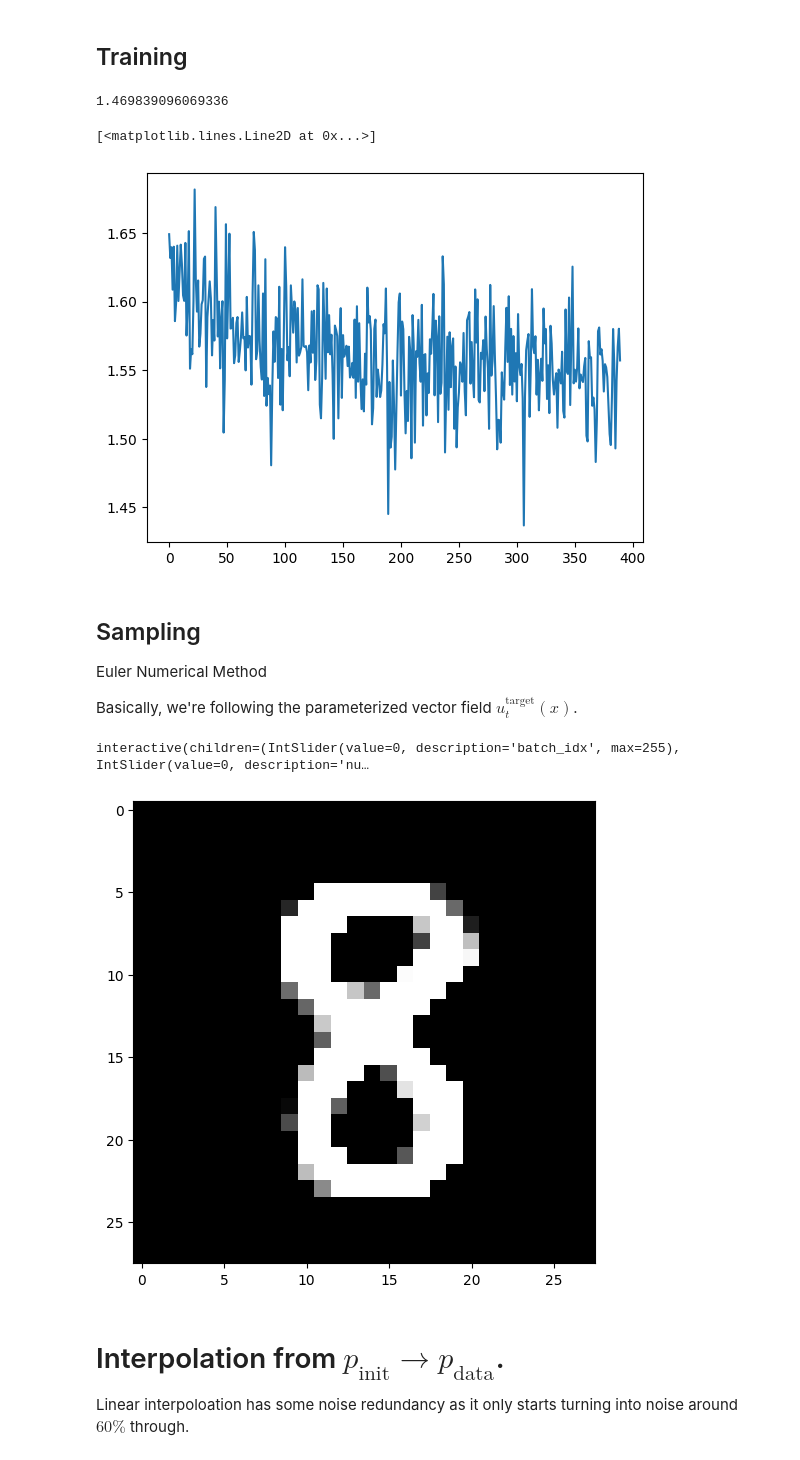
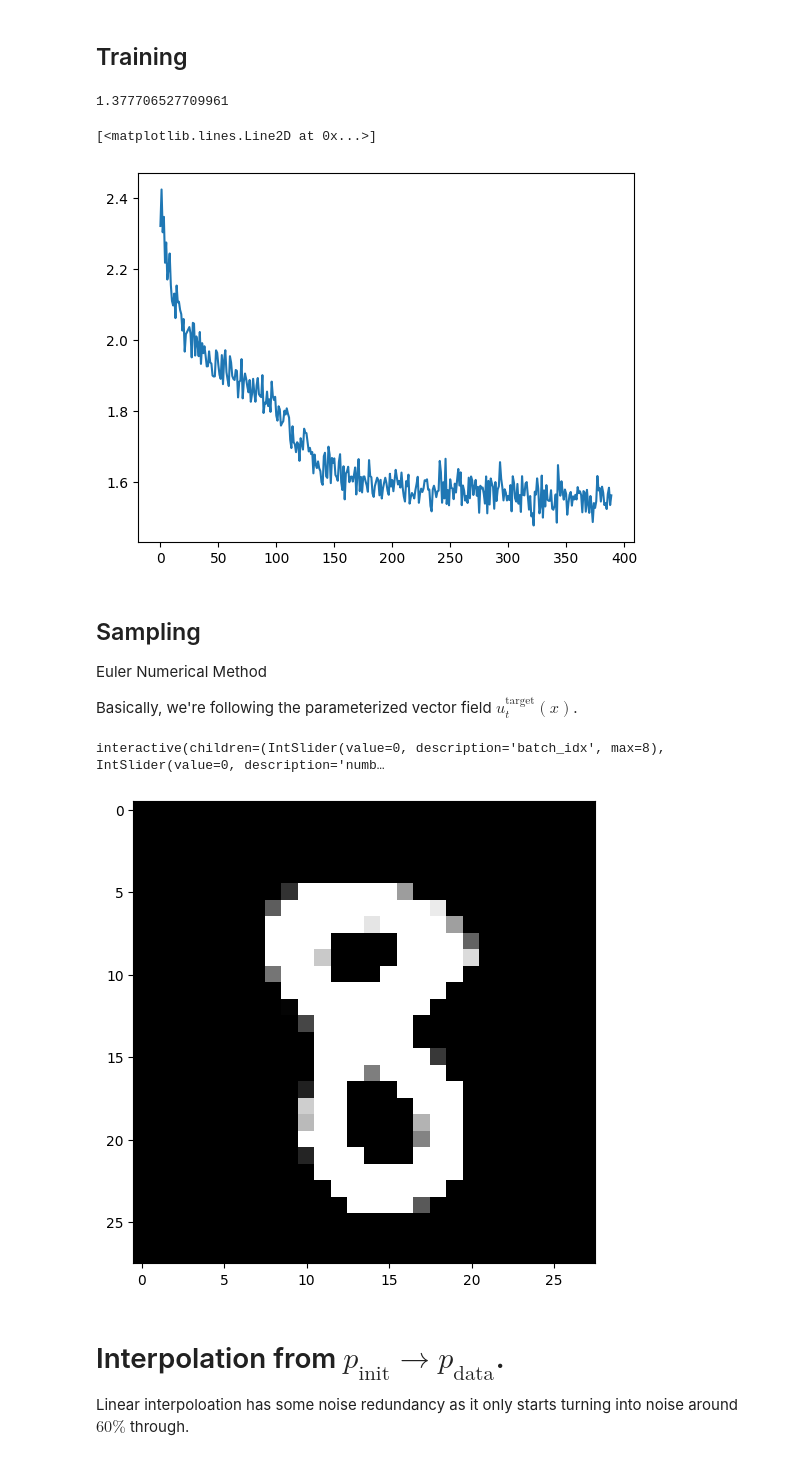
Before and after one commit to someonecantcode/VarationalAutoencoder, a Jupyter notebook: src/flow-matching.ipynb, the cells around one changed output. Drawn from its saved outputs; the diff is of its cells as text; code cells hidden in the pictures.

```diff
--- a/src/flow-matching.ipynb
+++ b/src/flow-matching.ipynb
@@ -97,7 +96,14 @@ batch_size = 256
 train_loader = getDataLoader('test', batch_size=batch_size)
 
 vae = VAE(VAEConfig).to(device=device)
-vae.load_state_dict(torch.load("vaemnist_30001.pt", weights_only=True)['model'])
+import os
+ckpt_path = "vaemnist_30001.pt"
+if os.path.exists(ckpt_path):
+    vae.load_state_dict(torch.load(ckpt_path, weights_only=True)['model'])
+else:
+    print("pretrained vae not found, training")
+    train(vae)
+
 vae.eval()
 for child in vae.children():
     for params in child.parameters():
@@ -135,9 +141,9 @@ def overfit(model, data, iters=250):
         optim.step()
     print(loss.item())
 
-overfit(model, overfit_data, iters=250)
+overfit(model, overfit_data)
 # %% [output]
-1.469839096069336
+1.377706527709961
 # %%
 losses = []
 
@@ -168,7 +174,7 @@ for epoch in range(10):
 plt.plot(losses)
 # %% [output]
 [<matplotlib.lines.Line2D at 0x...>]
-[figure, old version]
+[figure, new version]
 # %% [markdown]
 ## Sampling
 
@@ -189,36 +195,36 @@ def create_classification(id):
     return torch.full_like(torch.ones(sampled_images), fill_value=id, dtype=torch.int32, device=device)
 
 @torch.no_grad()
 def sample_image(id):
     outputs = []
     X_0 = torch.randn(sampled_images, VAEConfig.latent_channels, device=device)
 
     null_classification = create_classification(10)
     for _, t in enumerate(torch.linspace(0, 1, steps, device=device), start=1):
         outputs.append(vae.decoder(X_0))
 
         X_0 = X_0 + (1 / steps) * ((1 - w) * model(X_0, t.view(1,1), null_classification) + w * model(X_0, t.view(1,1), create_classification(id)))
     return outputs # X_0, ..., X_1
 
 @torch.no_grad()
 def show_image(batch_idx, number):
     outputs = sample_image(number)
     X_i = outputs[steps - 1][batch_idx].view(28, 28).cpu()
     plt.figure(figsize=(6, 6))
     plt.imshow(X_i.squeeze(), cmap="gray", vmin=0, vmax=1)
     plt.show()
 
 interact(show_image,
         # step= IntSlider(min=0, max=(steps - 1)),
-        batch_idx=IntSlider(min=0, max=batch_size - 1),
+        batch_idx=IntSlider(min=0, max=sampled_images - 1),
         number=IntSlider(min=0, max=10),
         layout=Layout(width='75%'))
 show_image(batch_idx=2, number=8)
 
 save_image(sample_image(10)[steps - 1].view(sampled_images, 1, 28, 28), "sampled.png", nrow=3)
 # %% [output]
-interactive(children=(IntSlider(value=0, description='batch_idx', max=255), IntSlider(value=0, description='nu…
+interactive(children=(IntSlider(value=0, description='batch_idx', max=8), IntSlider(value=0, description='numb…
-[figure, old version]
+[figure, new version]
 # %% [markdown]
 # Interpolation from $p_{\text{init}} \rightarrow p_{\text{data}}$.
 
```
Also changed, not shown: parts of 2 cells of this notebook, 5 other files.
